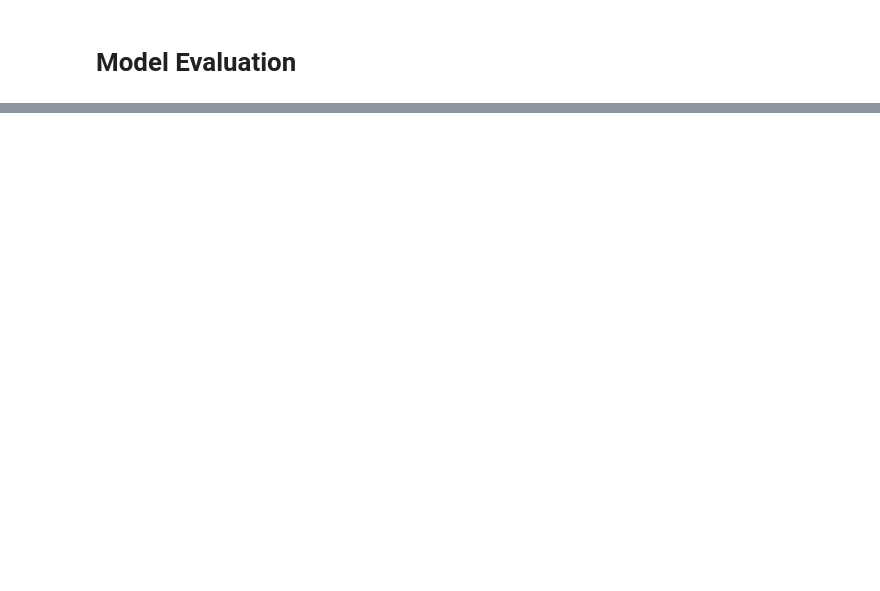
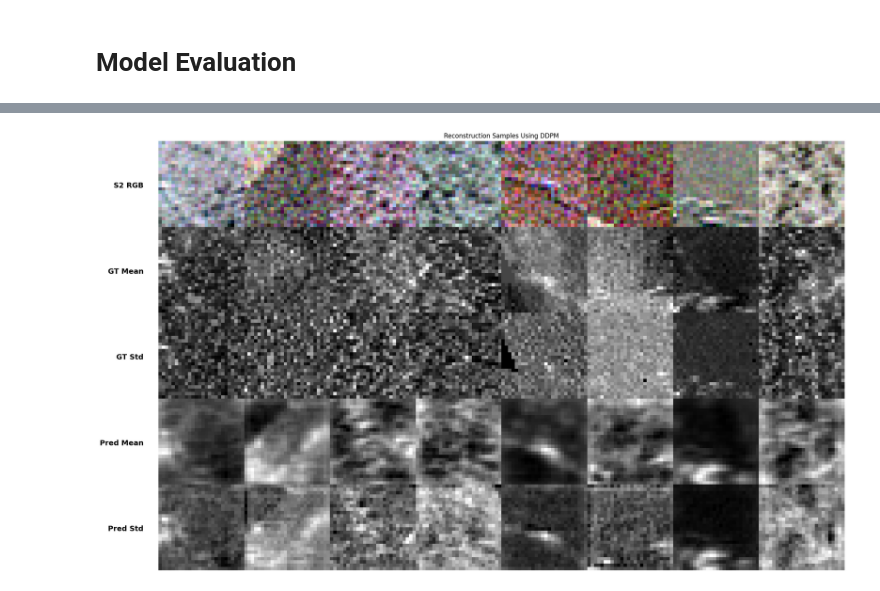
Before and after one commit to tessacannon48/Dissertation, a Jupyter notebook: model_development.ipynb, the cells around one changed output, grey strips where cells are left out. Saved outputs shown, nothing was run; the diff lists cells and outputs as text; code cells hidden in the pictures; blank space fills up the shorter version.

```diff
--- a/model_development.ipynb
+++ b/model_development.ipynb
@@ -1004,0 +794,96 @@ MAE (Std): 0.0178, RMSE (Std): 0.0248
+# %%
+# Reconstruction Evaluation
+
+# Set model to eval
+model.eval()
+
+# Extract sample batch from the test set
+test_loader = DataLoader(test_dataset, batch_size=8, shuffle=True)
+batch = next(iter(test_loader))
+s2 = batch["s2"].to(config["device"])
+lidar = batch["lidar"].to(config["device"])
+
+# Define p sampling methods to test
+p_samplers = {"DDPM": p_sample_loop_ddpm, "DDIM": p_sample_loop_ddim, "PLMS": p_sample_loop_plms}
+
+# Perform evaluation for each p sampling method
+for p_sampler in p_samplers:
+    print(f"\nSampling method: {p_sampler}")
+
+    with torch.no_grad():
+        generated = p_samplers[p_sampler](model, scheduler, shape=lidar.shape, cond=s2, device=config["device"])
+
+        # Get GT and pred channels
+        gt_mean = lidar[:, 0:1].cpu()
+        gt_std = lidar[:, 1:2].cpu()
+        pred_mean = generated[:, 0:1].cpu()
+        pred_std = generated[:, 1:2].cpu()
+
+        # Normalize to [0, 1] for SSIM/LPIPS
+
+        gt_mean_norm = normalize(gt_mean)
+        gt_std_norm = normalize(gt_std)
+        pred_mean_norm = normalize(pred_mean)
+        pred_std_norm = normalize(pred_std)
+
+        # RMSE, MAE
+        mae_mean = F.l1_loss(pred_mean, gt_mean).item()
+        rmse_mean = F.mse_loss(pred_mean, gt_mean).sqrt().item()
+        mae_std = F.l1_loss(pred_std, gt_std).item()
+        rmse_std = F.mse_loss(pred_std, gt_std).sqrt().item()
+
+        # Normalized RMSE
+        nrmse_mean = compute_nrmse(gt_mean.numpy(), pred_mean.numpy())
+        nrmse_std = compute_nrmse(gt_std.numpy(), pred_std.numpy())
+
+        # SSIM
+        ssim_mean = ssim(pred_mean_norm, gt_mean_norm, data_range=1.0).item()
+        ssim_std = ssim(pred_std_norm, gt_std_norm, data_range=1.0).item()
+
+        # Print results
+        print(f"{'Metric':<20} | {'Mean Elevation':^15} | {'Std Elevation':^15}")
+        print("-" * 55)
+        print(f"{'MAE':<20} | {mae_mean:^15.4f} | {mae_std:^15.4f}")
+        print(f"{'RMSE':<20} | {rmse_mean:^15.4f} | {rmse_std:^15.4f}")
+        print(f"{'Normalized RMSE (%)':<20} | {nrmse_mean:^15.2f} | {nrmse_std:^15.2f}")
+        print(f"{'SSIM':<20} | {ssim_mean:^15.4f} | {ssim_std:^15.4f}")
+
+        # Reconstruction Visualization
+        s2_vis = rescale_batch_channelwise(s2[:8, :3].cpu())
+        gt_mean_vis = rescale_batch_channelwise(gt_mean[:8])
+        gt_std_vis = rescale_batch_channelwise(gt_std[:8])
+        pred_mean_vis = rescale_batch_channelwise(pred_mean[:8])
+        pred_std_vis = rescale_batch_channelwise(pred_std[:8])
+
+        vis_list = []
+        for i in range(8):
+            stacked = torch.cat([
+                s2_vis[i],
+                gt_mean_vis[i].repeat(3, 1, 1),
+                gt_std_vis[i].repeat(3, 1, 1),
+                pred_mean_vis[i].repeat(3, 1, 1),
+                pred_std_vis[i].repeat(3, 1, 1)
+            ], dim=1)
+            vis_list.append(stacked)
+
+        final_grid = torch.cat(vis_list, dim=2)
+        img = final_grid.permute(1, 2, 0).numpy()
+
+        # Add row titles
+        row_labels = ["S2 RGB", "GT Mean", "GT Std", "Pred Mean", "Pred Std"]
+        n_rows = len(row_labels)
+        row_height = img.shape[0] // n_rows
+
+        plt.figure(figsize=(40, 12))
+        plt.imshow(img)
+        plt.title(f"Reconstruction Samples Using {p_sampler}")
+        plt.axis("off")
+
+        # Add row labels on the left
+        for idx, label in enumerate(row_labels):
+            y = row_height * idx + row_height // 2
+            plt.text(-5, y, label, va='center', ha='right', fontsize=14, fontweight='bold', color='black', backgroundcolor='white')
+
+        plt.tight_layout()
+        plt.show()
+# %% [output]
@@ -1004,0 +897 @@ MAE (Std): 0.0178, RMSE (Std): 0.0248
+[figure, added]
```
Also changed, not shown: parts of 20 cells of this notebook, 2 other files.
